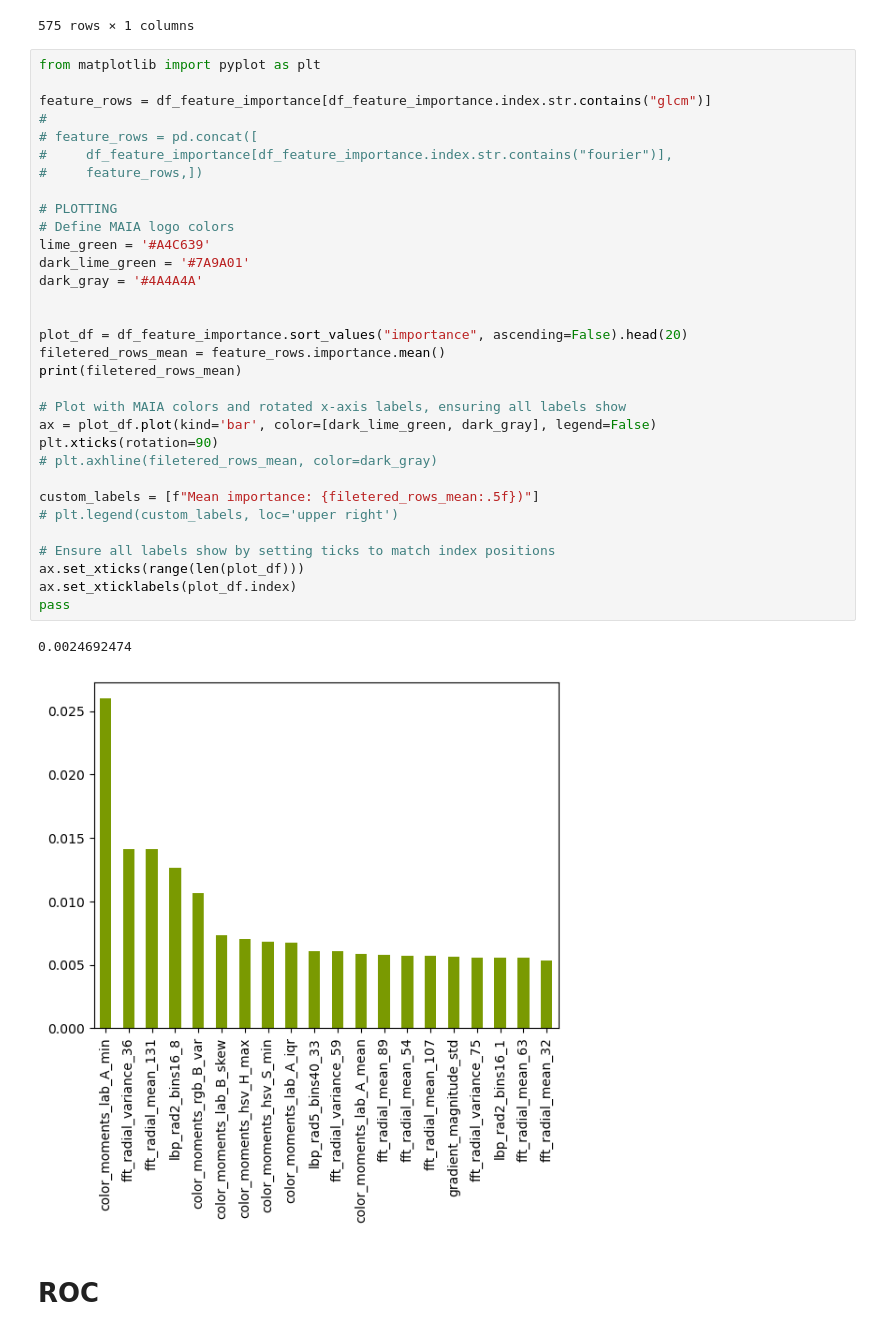
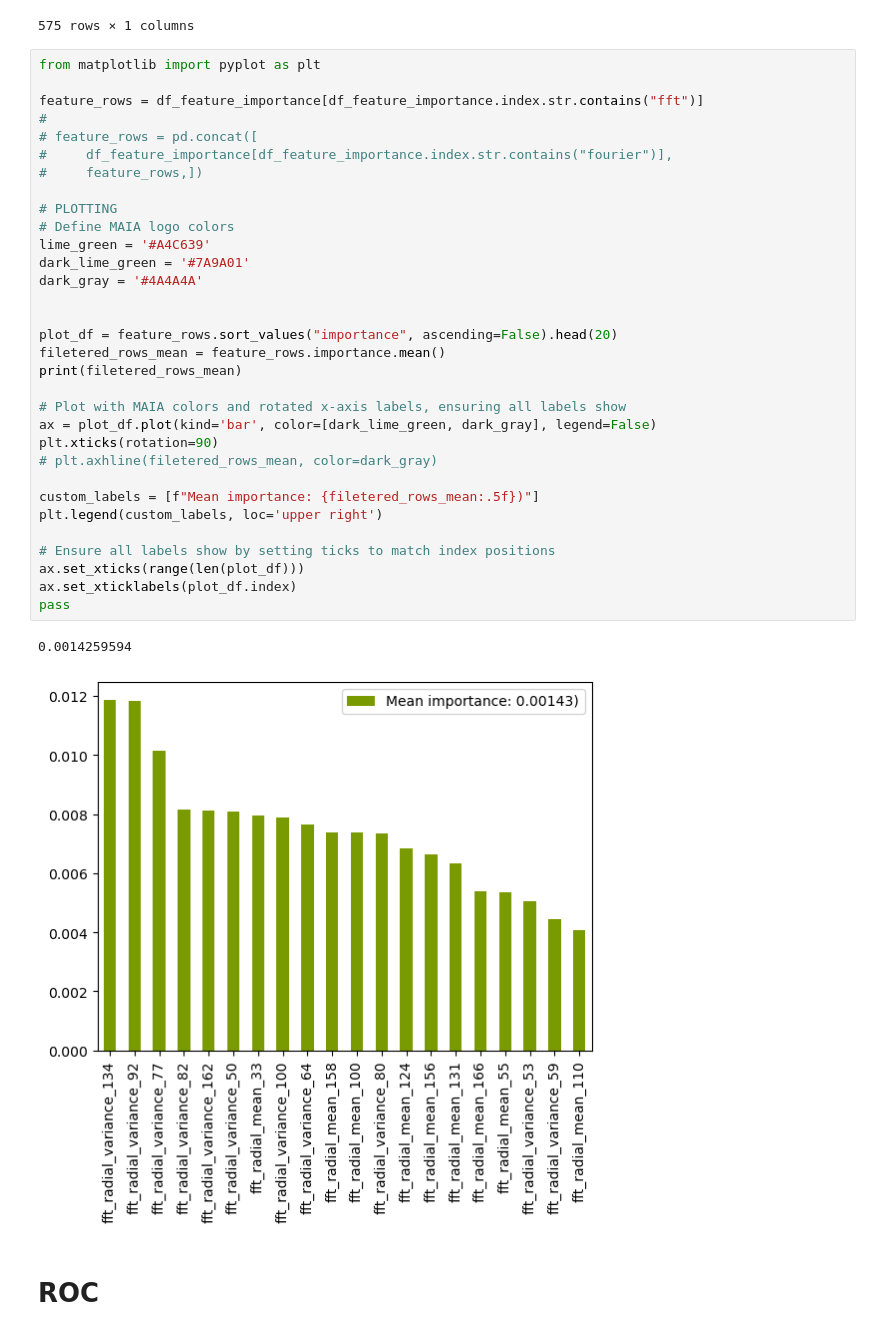
Before and after one commit to gimesia/CADx-Project, a Jupyter notebook: 1_ML/Ch1/ARON_ML2_features7_FINAL.ipynb, the cells around one changed output. Drawn from its saved outputs; the diff is of its cells as text.

```diff
--- a/1_ML/Ch1/ARON_ML2_features7_FINAL.ipynb
+++ b/1_ML/Ch1/ARON_ML2_features7_FINAL.ipynb
@@ -466,37 +366,37 @@ df_feature_importance.sort_values("importance", ascending=False, )
 # %%
 from matplotlib import pyplot as plt
 
-feature_rows = df_feature_importance[df_feature_importance.index.str.contains("glcm")]
+feature_rows = df_feature_importance[df_feature_importance.index.str.contains("fft")]
 #
 # feature_rows = pd.concat([
 #     df_feature_importance[df_feature_importance.index.str.contains("fourier")],
 #     feature_rows,])
 
 # PLOTTING
 # Define MAIA logo colors
 lime_green = '#A4C639'
 dark_lime_green = '#7A9A01'
 dark_gray = '#4A4A4A'
 
 
-plot_df = df_feature_importance.sort_values("importance", ascending=False).head(20)
+plot_df = feature_rows.sort_values("importance", ascending=False).head(20)
 filetered_rows_mean = feature_rows.importance.mean()
 print(filetered_rows_mean)
 
 # Plot with MAIA colors and rotated x-axis labels, ensuring all labels show
 ax = plot_df.plot(kind='bar', color=[dark_lime_green, dark_gray], legend=False)
 plt.xticks(rotation=90)
 # plt.axhline(filetered_rows_mean, color=dark_gray)
 
 custom_labels = [f"Mean importance: {filetered_rows_mean:.5f})"]
-# plt.legend(custom_labels, loc='upper right')
+plt.legend(custom_labels, loc='upper right')
 
 # Ensure all labels show by setting ticks to match index positions
 ax.set_xticks(range(len(plot_df)))
 ax.set_xticklabels(plot_df.index)
 pass
 # %% [output]
-0.0024692474
+0.0014259594
-[figure, old version]
+[figure, new version]
 # %% [markdown]
 # ROC
```
Also changed, not shown: parts of 5 cells of this notebook, 18 other files.
